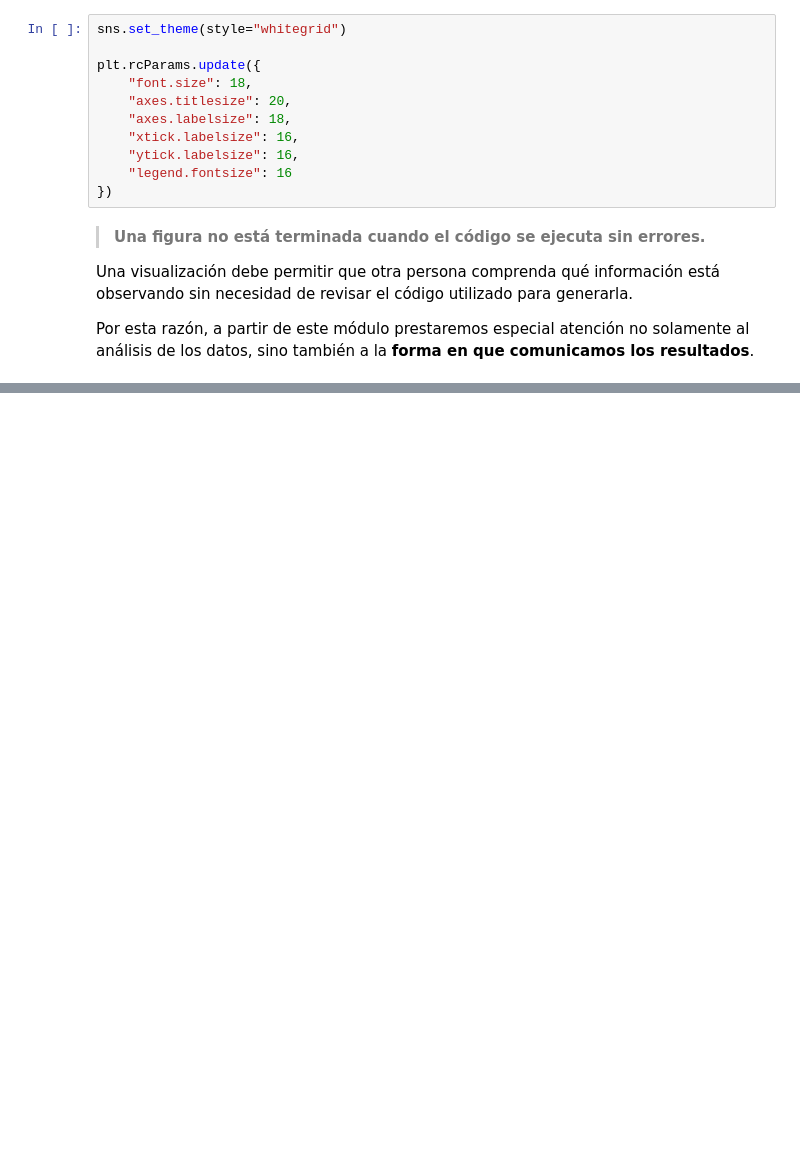
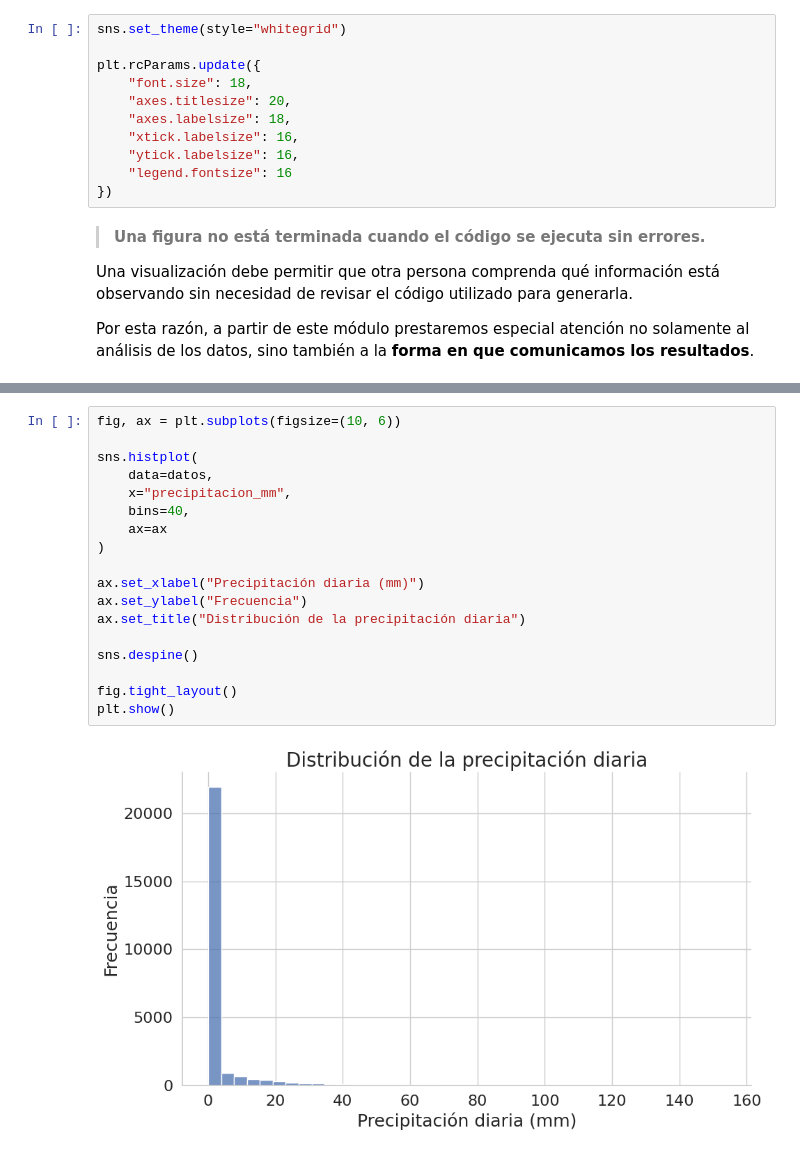
Before and after one commit to paulmunozpauta/Curso_Introduccion_Ciencia_Datos, a Jupyter notebook: Notebooks/M03_01_Exploración_estadística.ipynb, the cells around one changed output, grey strips where cells are left out. Drawn from its saved outputs; the diff is of its cells as text; blank space fills up the shorter version.

```diff
--- a/Notebooks/M03_01_Exploración_estadística.ipynb
+++ b/Notebooks/M03_01_Exploración_estadística.ipynb
@@ -111,0 +232,20 @@ Por esta razón, a partir de este módulo prestaremos especial atención no sola
+# %%
+fig, ax = plt.subplots(figsize=(10, 6))
+
+sns.histplot(
+    data=datos,
+    x="precipitacion_mm",
+    bins=40,
+    ax=ax
+)
+
+ax.set_xlabel("Precipitación diaria (mm)")
+ax.set_ylabel("Frecuencia")
+ax.set_title("Distribución de la precipitación diaria")
+
+sns.despine()
+
+fig.tight_layout()
+plt.show()
+# %% [output]
+[figure, added]
```
Also changed, not shown: parts of 26 cells of this notebook.
